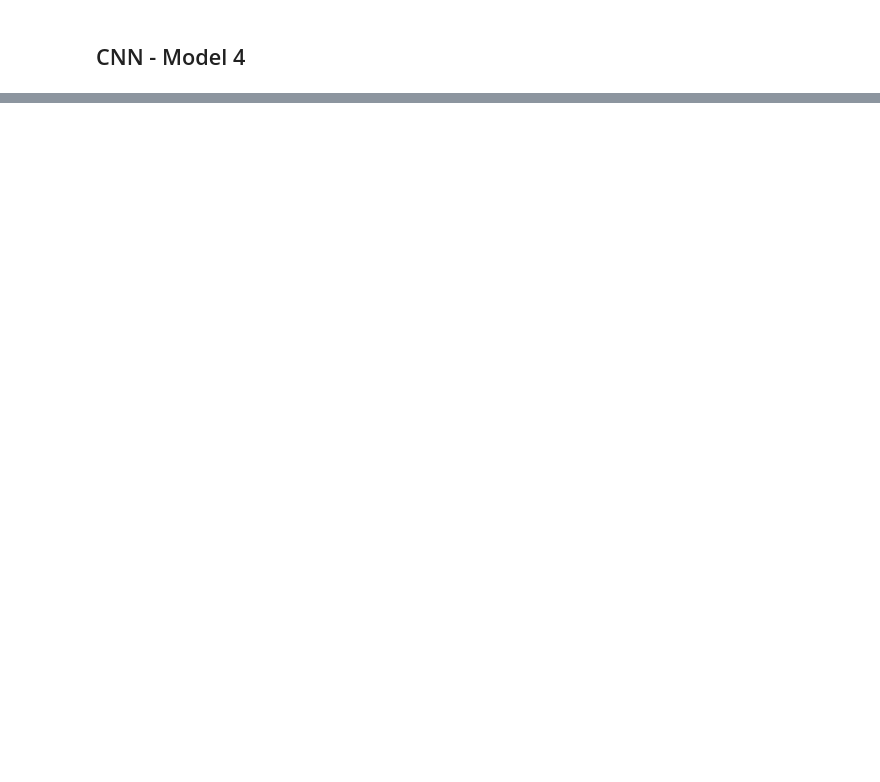
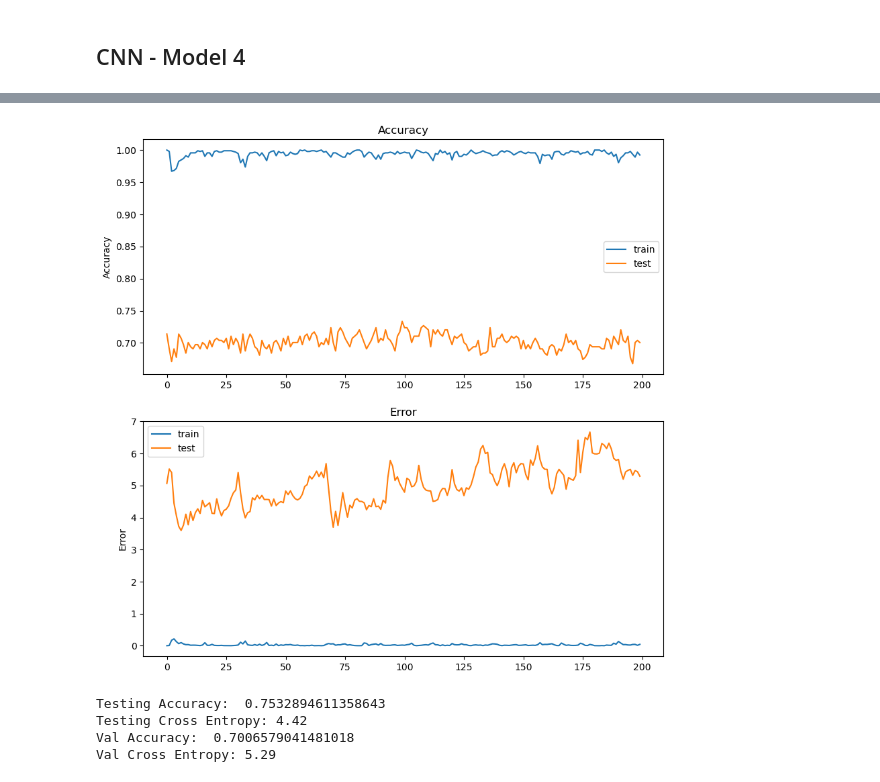
Before and after one commit to Kellyajara/Music_Classification, a Jupyter notebook: Models.ipynb, the cells around one changed output, grey strips where cells are left out. Cells and saved outputs as stored; diff of their text form; code cells hidden in the pictures; blank space fills up the shorter version.

```diff
--- a/Models.ipynb
+++ b/Models.ipynb
@@ -491,0 +516,33 @@ AttributeError: 'numpy.int64' object has no attribute 'models'
+# %%
+fig, axs = plt.subplots(2,figsize=(10,10))
+
+# accuracy
+axs[0].plot(cnn.history["accuracy"], label="train")
+axs[0].plot(cnn.history["val_accuracy"], label="test")
+axs[0].set_ylabel("Accuracy")
+axs[0].legend()
+axs[0].set_title("Accuracy")
+
+# Error
+axs[1].plot(cnn.history["loss"], label="train")
+axs[1].plot(cnn.history["val_loss"], label="test")
+axs[1].set_ylabel("Error")
+axs[1].legend()
+axs[1].set_title("Error")
+
+plt.show()
+# %% [output]
+[figure, added]
+# %%
+score_test = model.evaluate(X_ts_sc, y_test, verbose=0)
+print("Testing Accuracy: ", score_test[1])
+print("Testing Cross Entropy: %.2f" % score_test[0])
+
+score_test = model.evaluate(X_v_sc, y_val, verbose=0)
+print("Val Accuracy: ", score_test[1])
+print("Val Cross Entropy: %.2f" % score_test[0])
+# %% [output]
+Testing Accuracy:  0.7532894611358643
+Testing Cross Entropy: 4.42
+Val Accuracy:  0.7006579041481018
+Val Cross Entropy: 5.29
```
Also changed, not shown: parts of 33 cells of this notebook.
